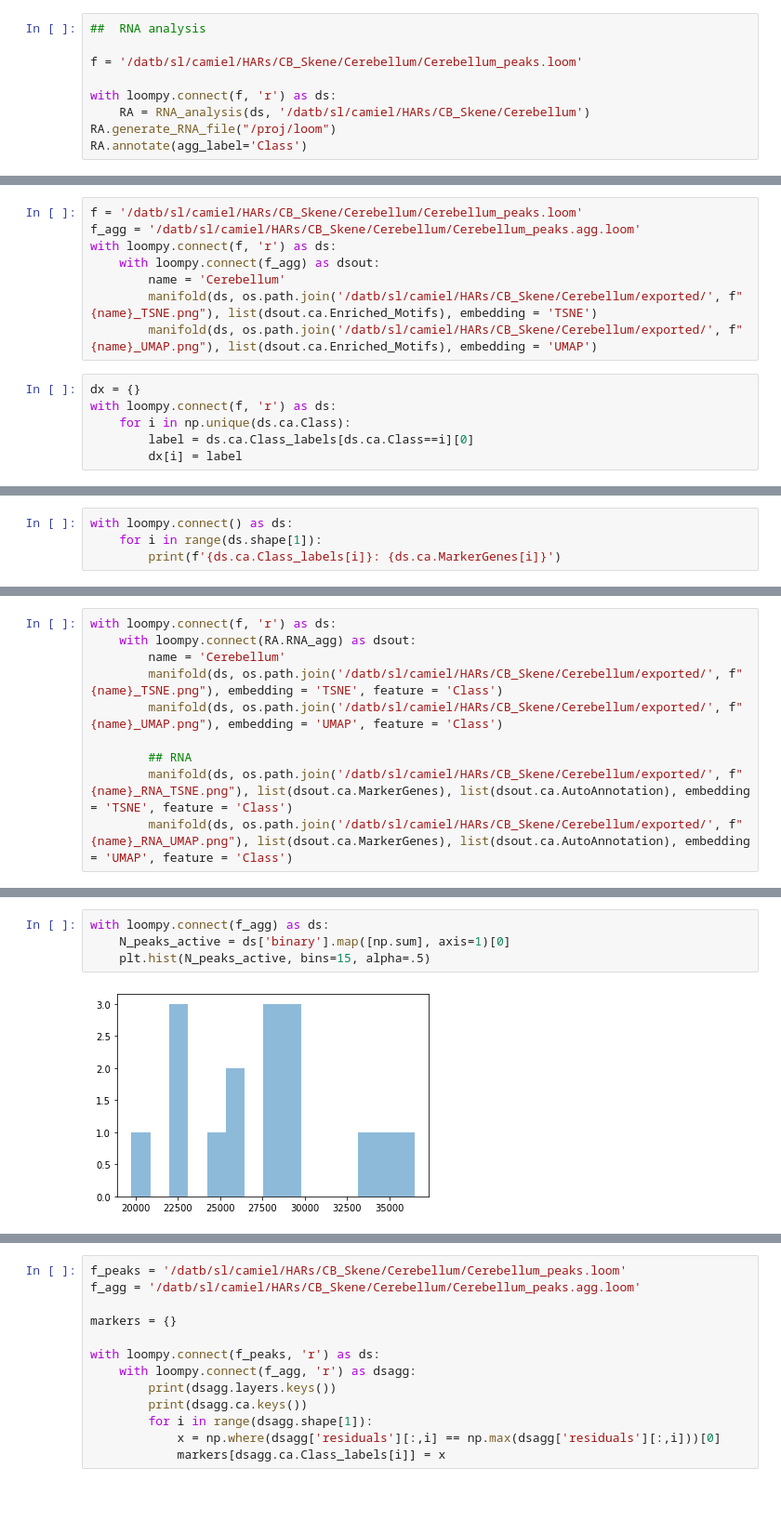
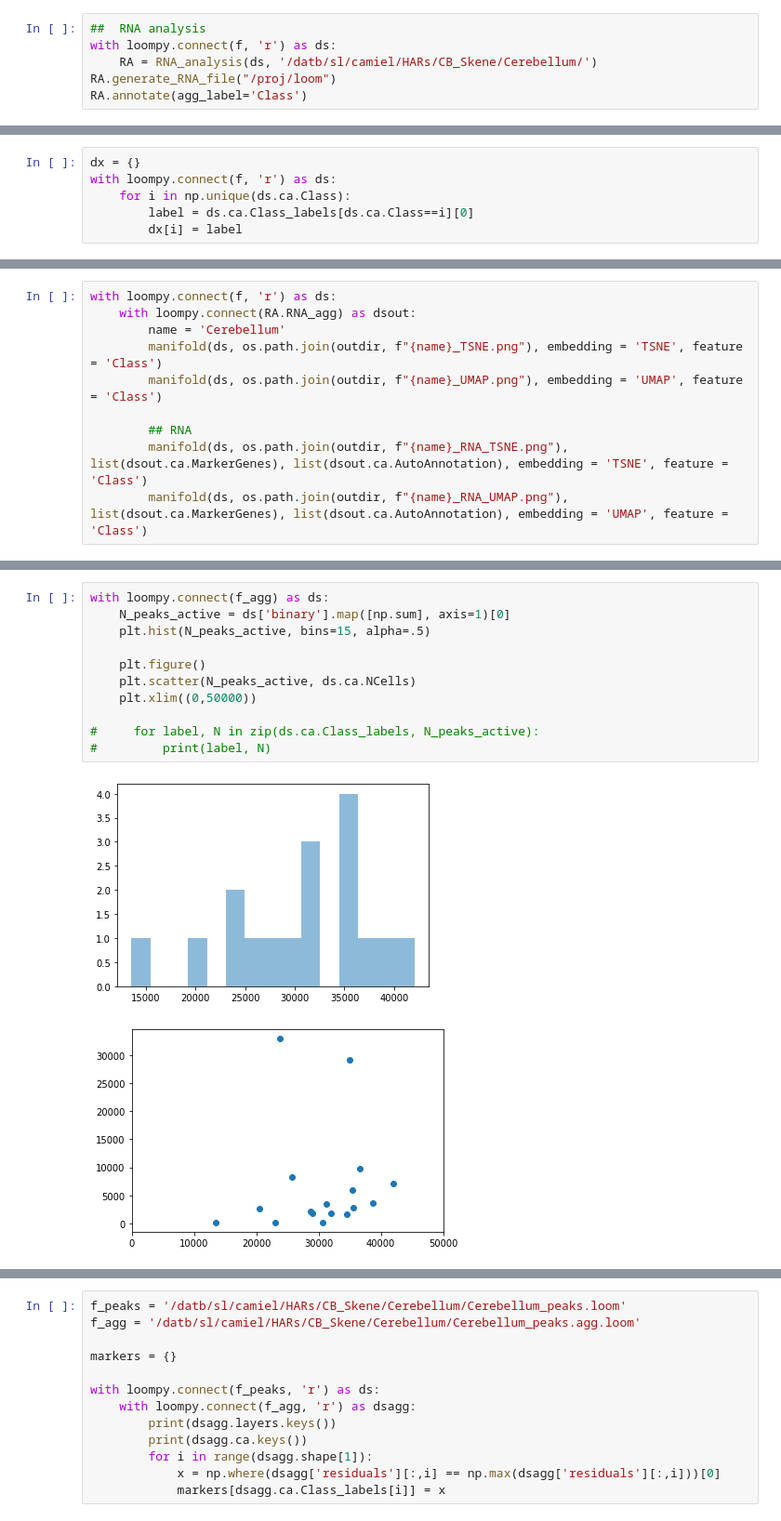
Before and after one commit to linnarsson-lab/chromograph, a Jupyter notebook: notebooks/Skene_HARs.ipynb, the cells around one changed output, grey strips where cells are left out. Shown at 93% size. Saved outputs shown, nothing was run; the diff lists cells and outputs as text; blank space fills up the shorter version.

```diff
--- a/notebooks/Skene_HARs.ipynb
+++ b/notebooks/Skene_HARs.ipynb
@@ -849,11 +1443,8 @@ with loompy.connect(f, 'r+') as ds:
 .
 # %%
 ##  RNA analysis
-
-f = '/datb/sl/camiel/HARs/CB_Skene/Cerebellum/Cerebellum_peaks.loom'
-
 with loompy.connect(f, 'r') as ds:
-    RA = RNA_analysis(ds, '/datb/sl/camiel/HARs/CB_Skene/Cerebellum')
+    RA = RNA_analysis(ds, '/datb/sl/camiel/HARs/CB_Skene/Cerebellum/')
 RA.generate_RNA_file("/proj/loom")
 RA.annotate(agg_label='Class')
 # %% [output]
@@ -877,11 +1468,3 @@ RA.annotate(agg_label='Class')
-# %%
-f = '/datb/sl/camiel/HARs/CB_Skene/Cerebellum/Cerebellum_peaks.loom'
-f_agg = '/datb/sl/camiel/HARs/CB_Skene/Cerebellum/Cerebellum_peaks.agg.loom'
-with loompy.connect(f, 'r') as ds:
-    with loompy.connect(f_agg) as dsout:
-        name = 'Cerebellum'
-        manifold(ds, os.path.join('/datb/sl/camiel/HARs/CB_Skene/Cerebellum/exported/', f"{name}_TSNE.png"), list(dsout.ca.Enriched_Motifs), embedding = 'TSNE')
-        manifold(ds, os.path.join('/datb/sl/camiel/HARs/CB_Skene/Cerebellum/exported/', f"{name}_UMAP.png"), list(dsout.ca.Enriched_Motifs), embedding = 'UMAP')
 # %%
 dx = {}
 with loompy.connect(f, 'r') as ds:
@@ -913,4 +1496,0 @@ unannotated: NOBOX PRRX2 COE1 LHX2 DLX3 HXB4
-# %%
-with loompy.connect() as ds:
-    for i in range(ds.shape[1]):
-        print(f'{ds.ca.Class_labels[i]}: {ds.ca.MarkerGenes[i]}')
@@ -935,12 +1498,12 @@ unannotated: HBA1 AC108169.1 HBG1 HBG2 HBA2 TENM3-AS1
 with loompy.connect(f, 'r') as ds:
     with loompy.connect(RA.RNA_agg) as dsout:
         name = 'Cerebellum'
-        manifold(ds, os.path.join('/datb/sl/camiel/HARs/CB_Skene/Cerebellum/exported/', f"{name}_TSNE.png"), embedding = 'TSNE', feature = 'Class')
-        manifold(ds, os.path.join('/datb/sl/camiel/HARs/CB_Skene/Cerebellum/exported/', f"{name}_UMAP.png"), embedding = 'UMAP', feature = 'Class')
+        manifold(ds, os.path.join(outdir, f"{name}_TSNE.png"), embedding = 'TSNE', feature = 'Class')
+        manifold(ds, os.path.join(outdir, f"{name}_UMAP.png"), embedding = 'UMAP', feature = 'Class')
 
         ## RNA
-        manifold(ds, os.path.join('/datb/sl/camiel/HARs/CB_Skene/Cerebellum/exported/', f"{name}_RNA_TSNE.png"), list(dsout.ca.MarkerGenes), list(dsout.ca.AutoAnnotation), embedding = 'TSNE', feature = 'Class')
-        manifold(ds, os.path.join('/datb/sl/camiel/HARs/CB_Skene/Cerebellum/exported/', f"{name}_RNA_UMAP.png"), list(dsout.ca.MarkerGenes), list(dsout.ca.AutoAnnotation), embedding = 'UMAP', feature = 'Class')
+        manifold(ds, os.path.join(outdir, f"{name}_RNA_TSNE.png"), list(dsout.ca.MarkerGenes), list(dsout.ca.AutoAnnotation), embedding = 'TSNE', feature = 'Class')
+        manifold(ds, os.path.join(outdir, f"{name}_RNA_UMAP.png"), list(dsout.ca.MarkerGenes), list(dsout.ca.AutoAnnotation), embedding = 'UMAP', feature = 'Class')
 # %%
 with loompy.connect(f_agg) as ds:
     N_clusters_active = ds['binary'].map([np.sum], axis=0)[0]
@@ -958,6 +1521,14 @@ print(np.sum(N_clusters_active==15))
 # %%
 with loompy.connect(f_agg) as ds:
     N_peaks_active = ds['binary'].map([np.sum], axis=1)[0]
     plt.hist(N_peaks_active, bins=15, alpha=.5)
+
+    plt.figure()
+    plt.scatter(N_peaks_active, ds.ca.NCells)
+    plt.xlim((0,50000))
+
+#     for label, N in zip(ds.ca.Class_labels, N_peaks_active):
+#         print(label, N)
 # %% [output]
-[figure, old version]
+[figure, new version]
+[figure, added]
```
Also changed, not shown: parts of 45 cells of this notebook, 35 other files.
